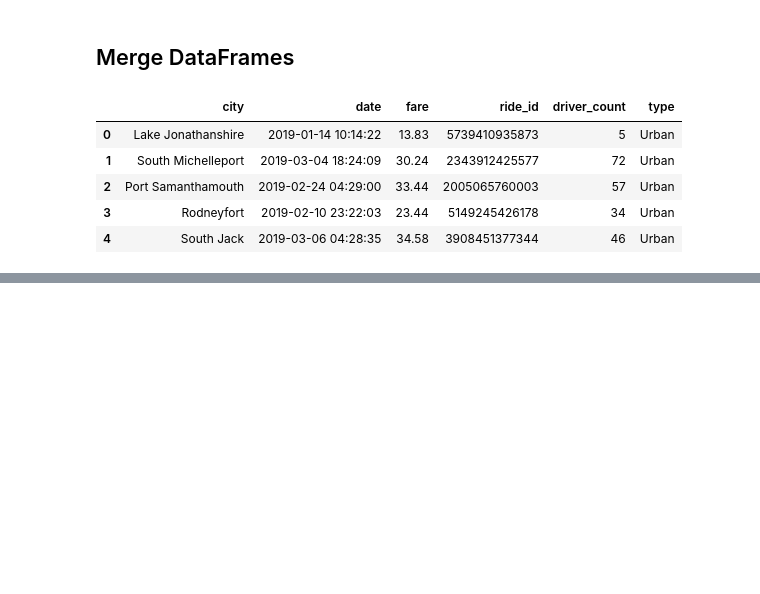
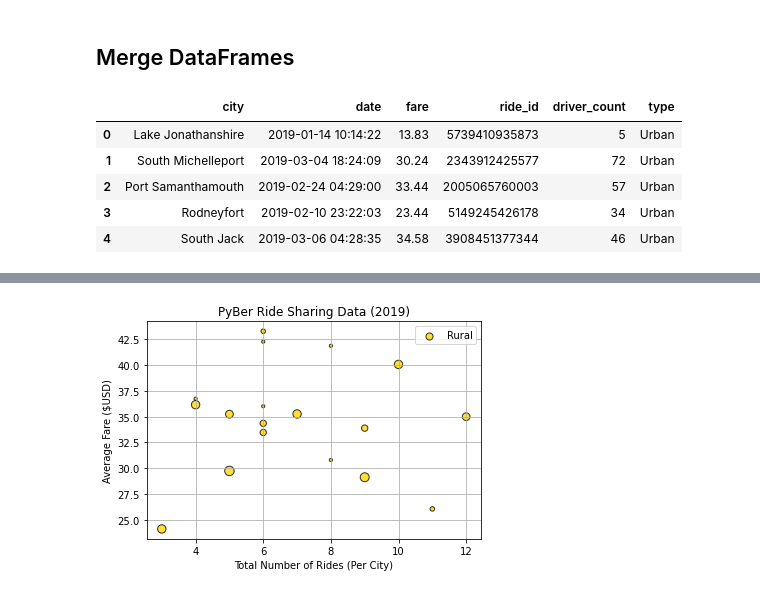
Before and after one commit to mgsrichard/PyBer_Analysis, a Jupyter notebook: PyBer.ipynb, the cells around one changed output, grey strips where cells are left out. Cells and saved outputs as stored; diff of their text form; code cells hidden in the pictures; blank space fills up the shorter version.

```diff
--- a/PyBer.ipynb
+++ b/PyBer.ipynb
@@ -136,0 +216,12 @@ pyber_data_df.head()
+# %%
+#Rural cities bubble chart
+
+plt.scatter(rural_ride_count,rural_avg_fare,s=[i*10 for i in rural_driver_count],edgecolor = 'k',
+            color="gold",linewidth=1,alpha = 0.8,label="Rural")
+plt.legend()
+plt.title("PyBer Ride Sharing Data (2019)")
+plt.xlabel("Total Number of Rides (Per City)")
+plt.ylabel("Average Fare ($USD)")
+plt.grid(True)
+# %% [output]
+[figure, added]
```
Also changed, not shown: parts of 8 cells of this notebook, 1 other file.
